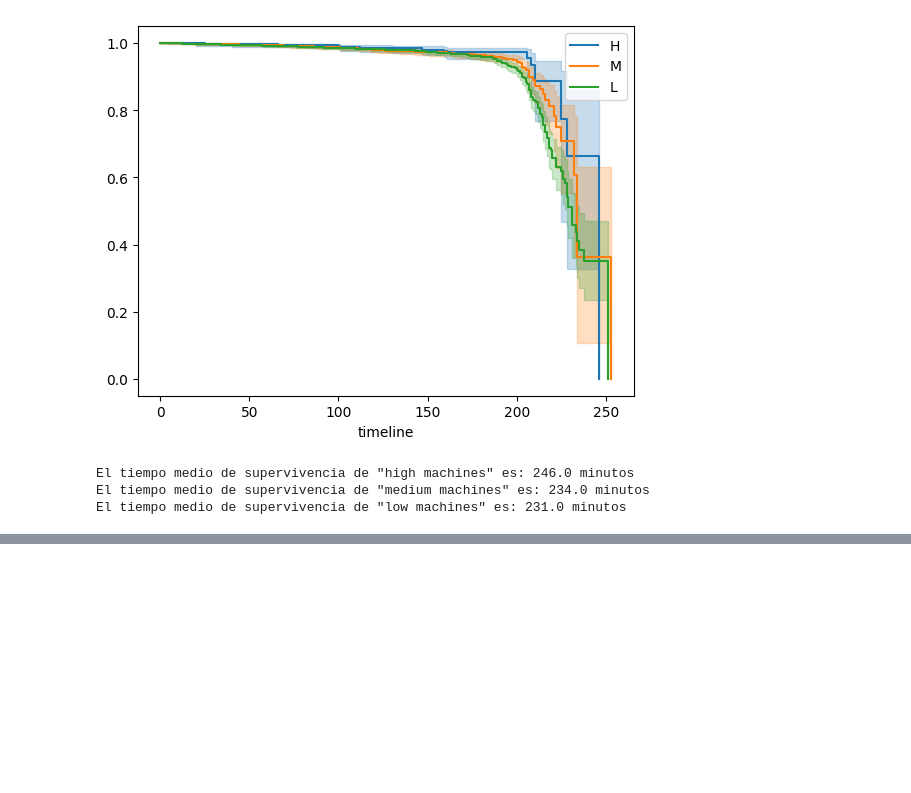
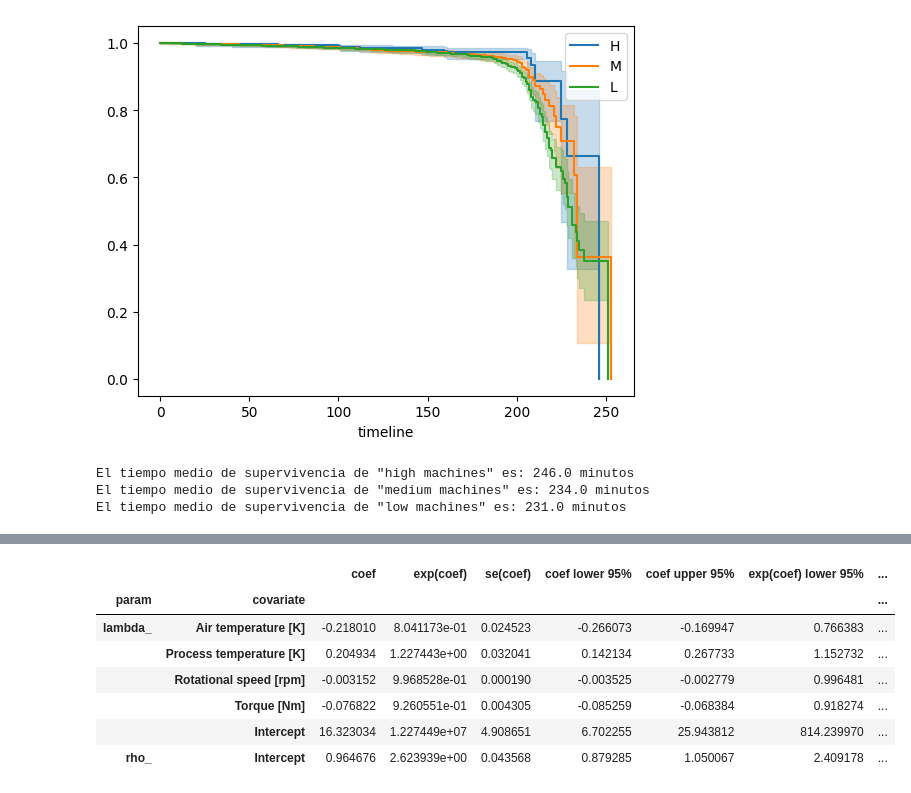
Before and after one commit to AlexanderPelaezJimenez/survival_analysis, a Jupyter notebook: survival_analysis.ipynb, the cells around one changed output, grey strips where cells are left out. Saved outputs shown, nothing was run; the diff lists cells and outputs as text; code cells hidden in the pictures; blank space fills up the shorter version.

```diff
--- a/survival_analysis.ipynb
+++ b/survival_analysis.ipynb
@@ -278,0 +523,15 @@ El tiempo medio de supervivencia de "low machines" es: 231.0 minutos
+# %%
+aft = WeibullAFTFitter()
+
+aft.fit(df_new, duration_col='Tool wear [min]', event_col='Machine failure')
+
+aft.summary
+# %% [output]
+|  |  | coef | exp(coef) | se(coef) | coef lower 95% | coef upper 95% | exp(coef) lower 95% | ... |
+| param | covariate |  |  |  |  |  |  | ... |
+| lambda_ | Air temperature [K] | -0.218010 | 8.041173e-01 | 0.024523 | -0.266073 | -0.169947 | 0.766383 | ... |
+|  | Process temperature [K] | 0.204934 | 1.227443e+00 | 0.032041 | 0.142134 | 0.267733 | 1.152732 | ... |
+|  | Rotational speed [rpm] | -0.003152 | 9.968528e-01 | 0.000190 | -0.003525 | -0.002779 | 0.996481 | ... |
+|  | Torque [Nm] | -0.076822 | 9.260551e-01 | 0.004305 | -0.085259 | -0.068384 | 0.918274 | ... |
+|  | Intercept | 16.323034 | 1.227449e+07 | 4.908651 | 6.702255 | 25.943812 | 814.239970 | ... |
+| rho_ | Intercept | 0.964676 | 2.623939e+00 | 0.043568 | 0.879285 | 1.050067 | 2.409178 | ... |
```
Also changed, not shown: parts of 30 cells of this notebook, 1 other file.
